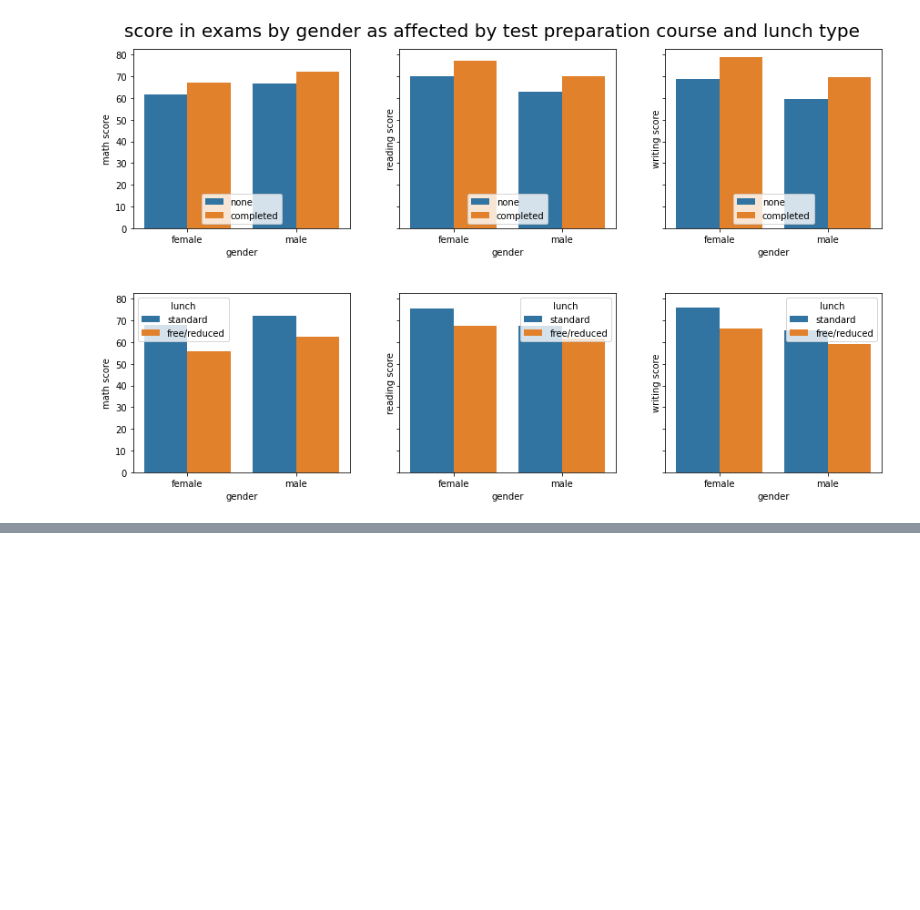
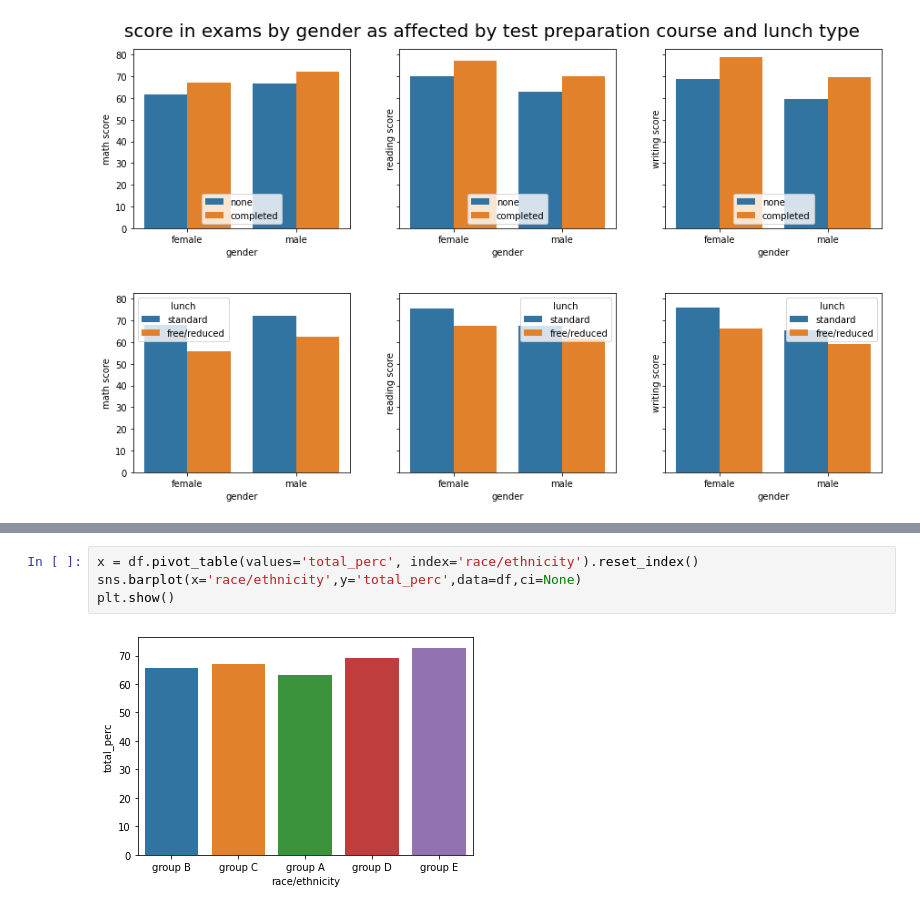
Before and after one commit to amarismail522/Data-Science---Machine-Learning, a Jupyter notebook: Project 4 - Student Exam Performance - EDA/Student_Performance.ipynb, the cells around one changed output, grey strips where cells are left out. Drawn from its saved outputs; the diff is of its cells as text; blank space fills up the shorter version.

Commit message:
built regression model for school performance data

```diff
--- a/Project 4 - Student Exam Performance - EDA/Student_Performance.ipynb
+++ b/Project 4 - Student Exam Performance - EDA/Student_Performance.ipynb
@@ -239,0 +248,6 @@ plt.show()
+# %%
+x = df.pivot_table(values='total_perc', index='race/ethnicity').reset_index()
+sns.barplot(x='race/ethnicity',y='total_perc',data=df,ci=None)
+plt.show()
+# %% [output]
+[figure, added]
```
Also changed, not shown: parts of 19 cells of this notebook, 1 other file.
